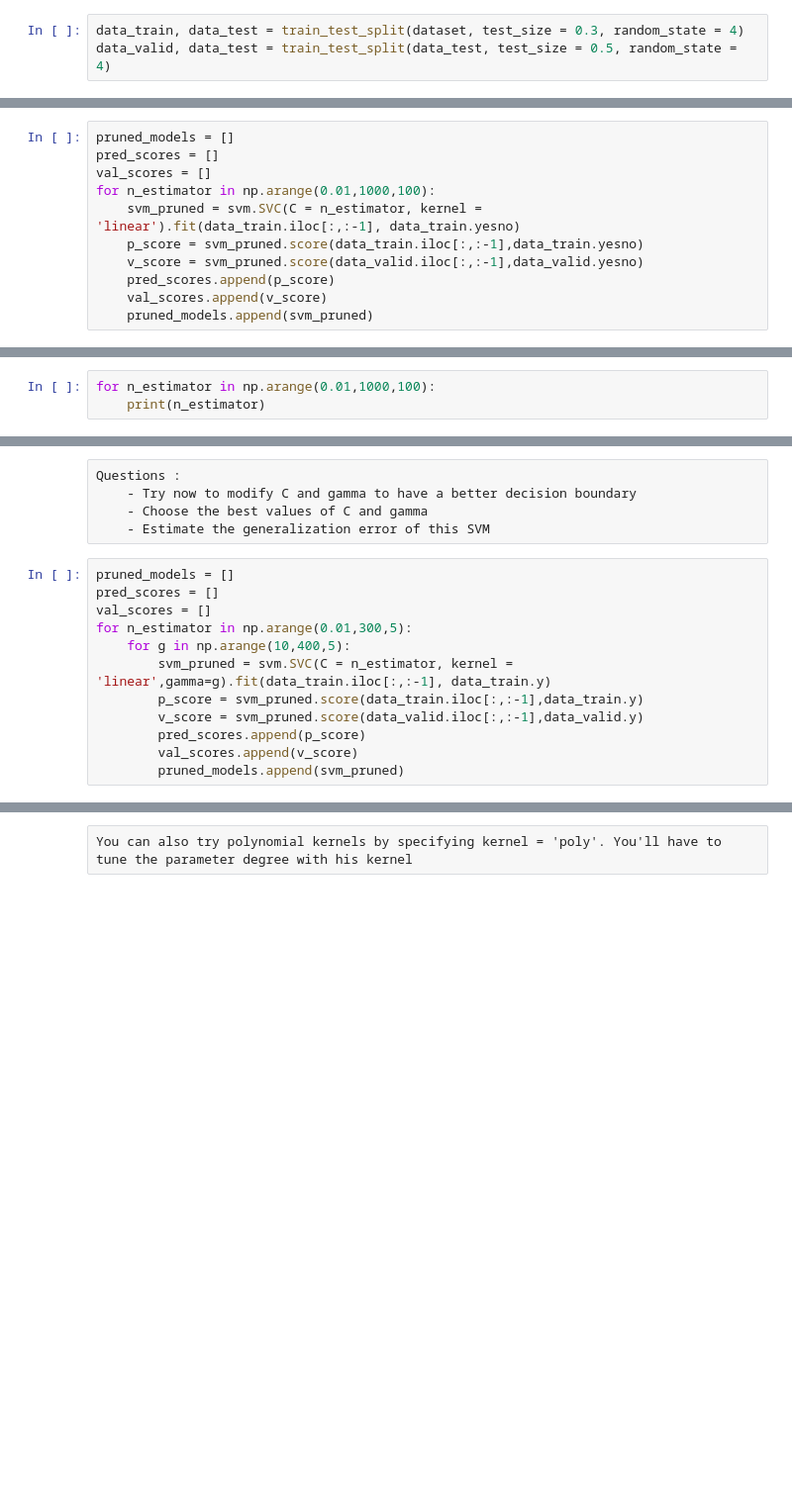
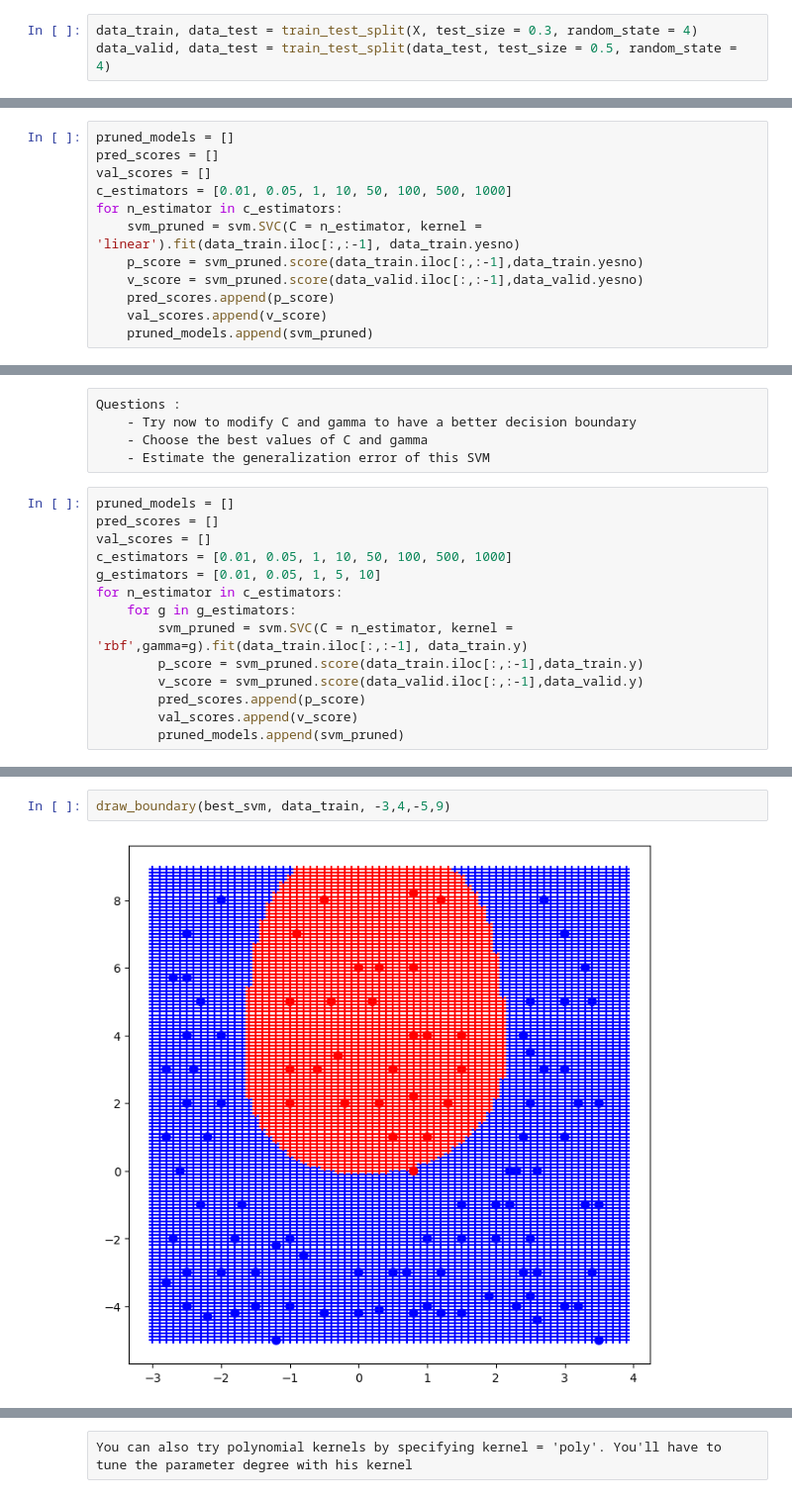
Before and after one commit to maodo/miage_fst, a Jupyter notebook: TP5/TP_SVM_student.ipynb, the cells around one changed output, grey strips where cells are left out. Shown at 99% size. Drawn from its saved outputs; the diff is of its cells as text; blank space fills up the shorter version.

```diff
--- a/TP5/TP_SVM_student.ipynb
+++ b/TP5/TP_SVM_student.ipynb
@@ -348,7 +348,7 @@ X
 # %% [raw]
 Question : Split this dataset into training/validation/test
 # %%
-data_train, data_test = train_test_split(dataset, test_size = 0.3, random_state = 4)
+data_train, data_test = train_test_split(X, test_size = 0.3, random_state = 4)
 data_valid, data_test = train_test_split(data_test, test_size = 0.5, random_state = 4)
 # %% [raw]
 Questions:
@@ -400,7 +400,8 @@ Question : Now try different values of C (between 0.01 and 1000 for instance) an
 pruned_models = []
 pred_scores = []
 val_scores = []
-for n_estimator in np.arange(0.01,1000,100):
+c_estimators = [0.01, 0.05, 1, 10, 50, 100, 500, 1000]
+for n_estimator in c_estimators:
     svm_pruned = svm.SVC(C = n_estimator, kernel = 'linear').fit(data_train.iloc[:,:-1], data_train.yesno)
     p_score = svm_pruned.score(data_train.iloc[:,:-1],data_train.yesno)
     v_score = svm_pruned.score(data_valid.iloc[:,:-1],data_valid.yesno)
@@ -419,3 +410,0 @@ plt.show()
-# %%
-for n_estimator in np.arange(0.01,1000,100):
-    print(n_estimator)
@@ -532,9 +520,11 @@ Questions :
 pruned_models = []
 pred_scores = []
 val_scores = []
-for n_estimator in np.arange(0.01,300,5):
-    for g in np.arange(10,400,5):
-        svm_pruned = svm.SVC(C = n_estimator, kernel = 'linear',gamma=g).fit(data_train.iloc[:,:-1], data_train.y)
+c_estimators = [0.01, 0.05, 1, 10, 50, 100, 500, 1000]
+g_estimators = [0.01, 0.05, 1, 5, 10]
+for n_estimator in c_estimators:
+    for g in g_estimators:
+        svm_pruned = svm.SVC(C = n_estimator, kernel = 'rbf',gamma=g).fit(data_train.iloc[:,:-1], data_train.y)
         p_score = svm_pruned.score(data_train.iloc[:,:-1],data_train.y)
         v_score = svm_pruned.score(data_valid.iloc[:,:-1],data_valid.y)
         pred_scores.append(p_score)
@@ -553,3 +544,7 @@ SVC(C=0.01, gamma=10, kernel='linear')
+# %%
+draw_boundary(best_svm, data_train, -3,4,-5,9)
+# %% [output]
+[figure, added]
 # %%
 best_svm.score(data_test.iloc[:,:-1], data_test.y)
 # %% [output]
```
Also changed, not shown: parts of 17 cells of this notebook, 35 other files.
